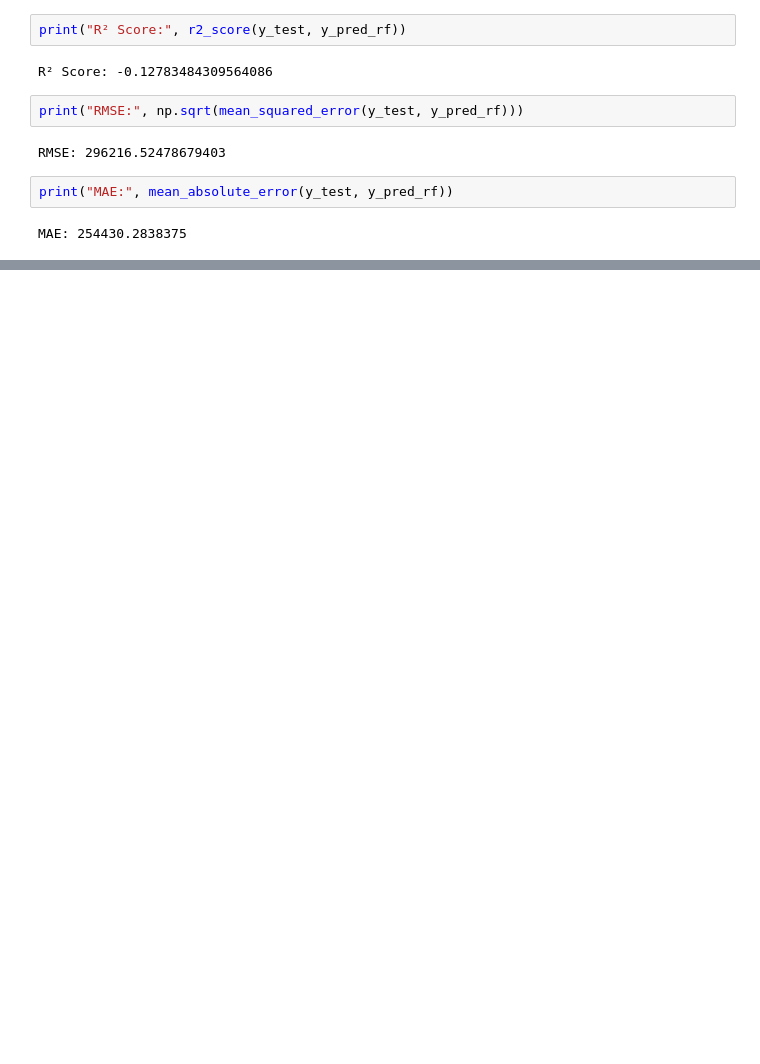
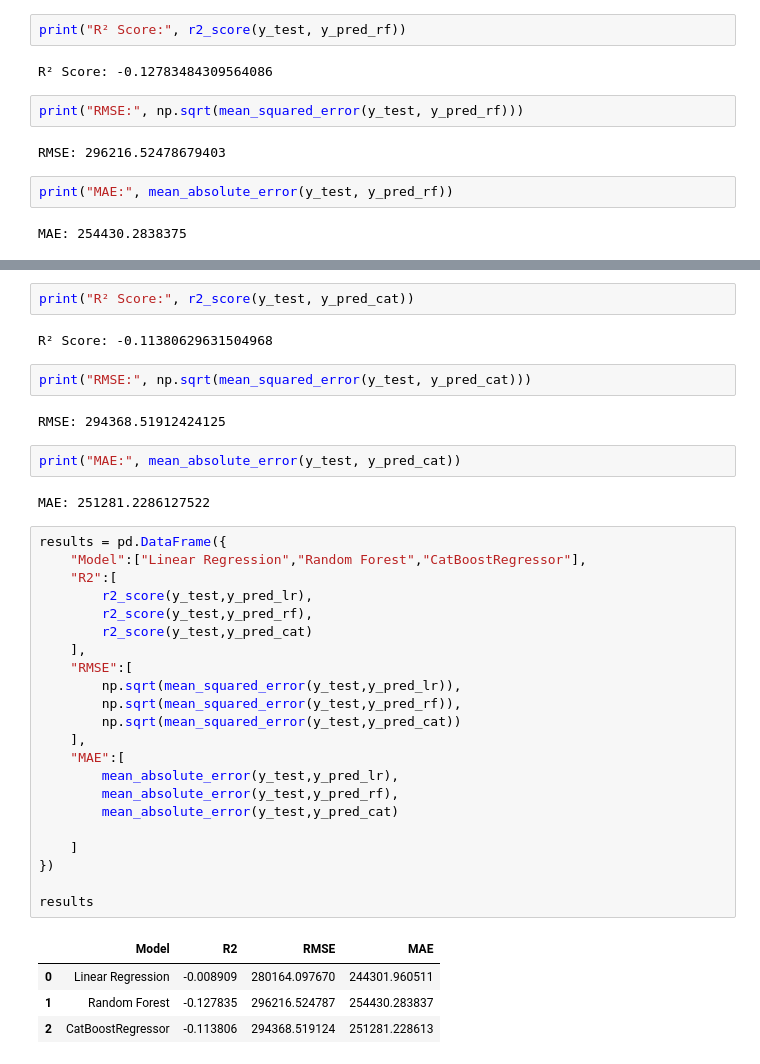
Before and after one commit to atika94/House-Price-Prediction, a Jupyter notebook: House Price Prediction.ipynb, the cells around one changed output, grey strips where cells are left out. Saved outputs shown, nothing was run; the diff lists cells and outputs as text; blank space fills up the shorter version.

```diff
--- a/House Price Prediction.ipynb
+++ b/House Price Prediction.ipynb
@@ -230,0 +278,39 @@ MAE: 254430.2838375
+# %%
+print("R² Score:", r2_score(y_test, y_pred_cat))
+# %% [output]
+R² Score: -0.11380629631504968
+# %%
+print("RMSE:", np.sqrt(mean_squared_error(y_test, y_pred_cat)))
+# %% [output]
+RMSE: 294368.51912424125
+# %%
+print("MAE:", mean_absolute_error(y_test, y_pred_cat))
+# %% [output]
+MAE: 251281.2286127522
+# %%
+results = pd.DataFrame({
+    "Model":["Linear Regression","Random Forest","CatBoostRegressor"],
+    "R2":[
+        r2_score(y_test,y_pred_lr),
+        r2_score(y_test,y_pred_rf),
+        r2_score(y_test,y_pred_cat)
+    ],
+    "RMSE":[
+        np.sqrt(mean_squared_error(y_test,y_pred_lr)),
+        np.sqrt(mean_squared_error(y_test,y_pred_rf)),
+        np.sqrt(mean_squared_error(y_test,y_pred_cat))
+    ],
+    "MAE":[
+        mean_absolute_error(y_test,y_pred_lr),
+        mean_absolute_error(y_test,y_pred_rf),
+        mean_absolute_error(y_test,y_pred_cat)
+
+    ]
+})
+
+results
+# %% [output]
+|  | Model | R2 | RMSE | MAE |
+| 0 | Linear Regression | -0.008909 | 280164.097670 | 244301.960511 |
+| 1 | Random Forest | -0.127835 | 296216.524787 | 254430.283837 |
+| 2 | CatBoostRegressor | -0.113806 | 294368.519124 | 251281.228613 |
```
Also changed, not shown: parts of 14 cells of this notebook, 5 other files.
